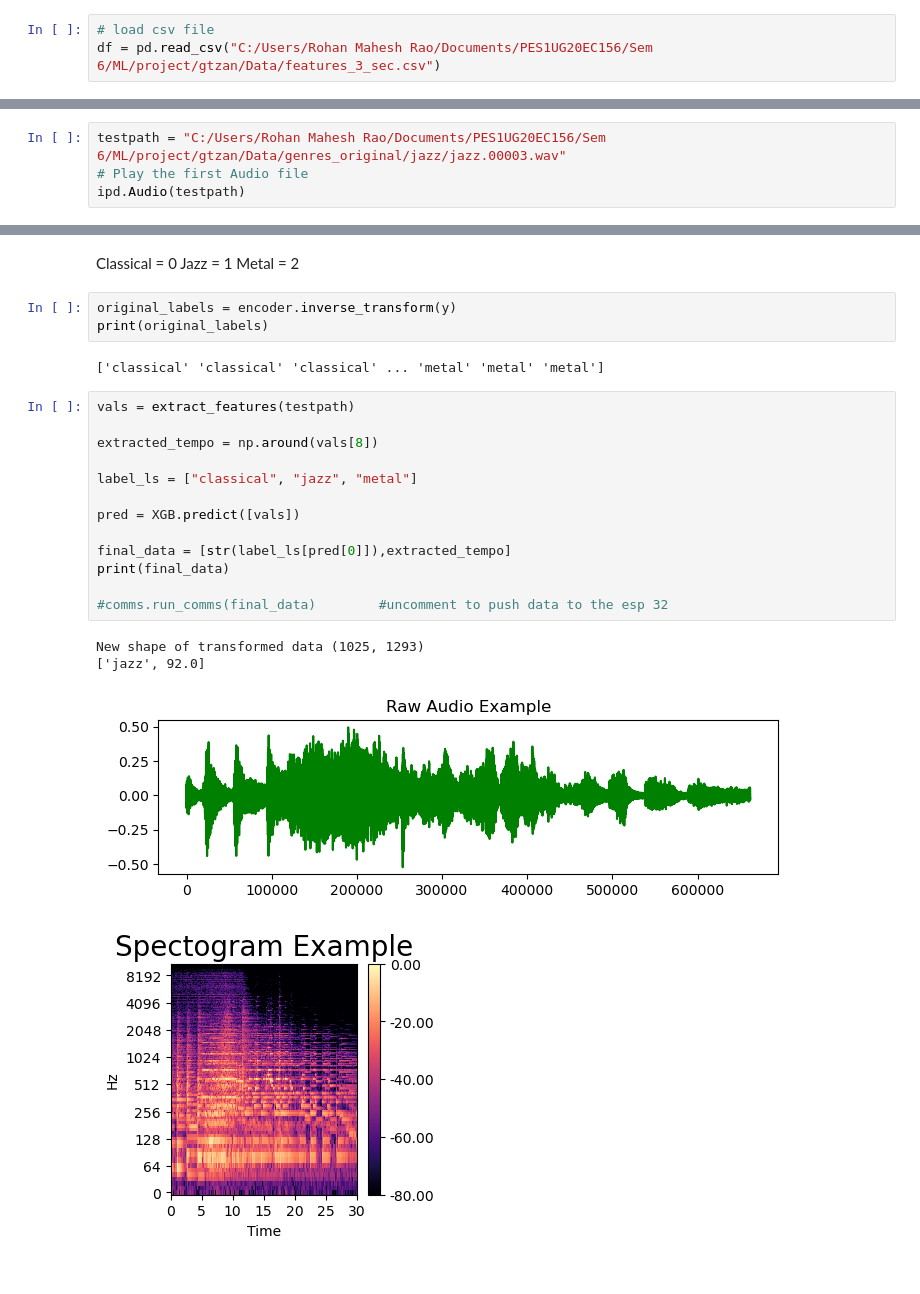
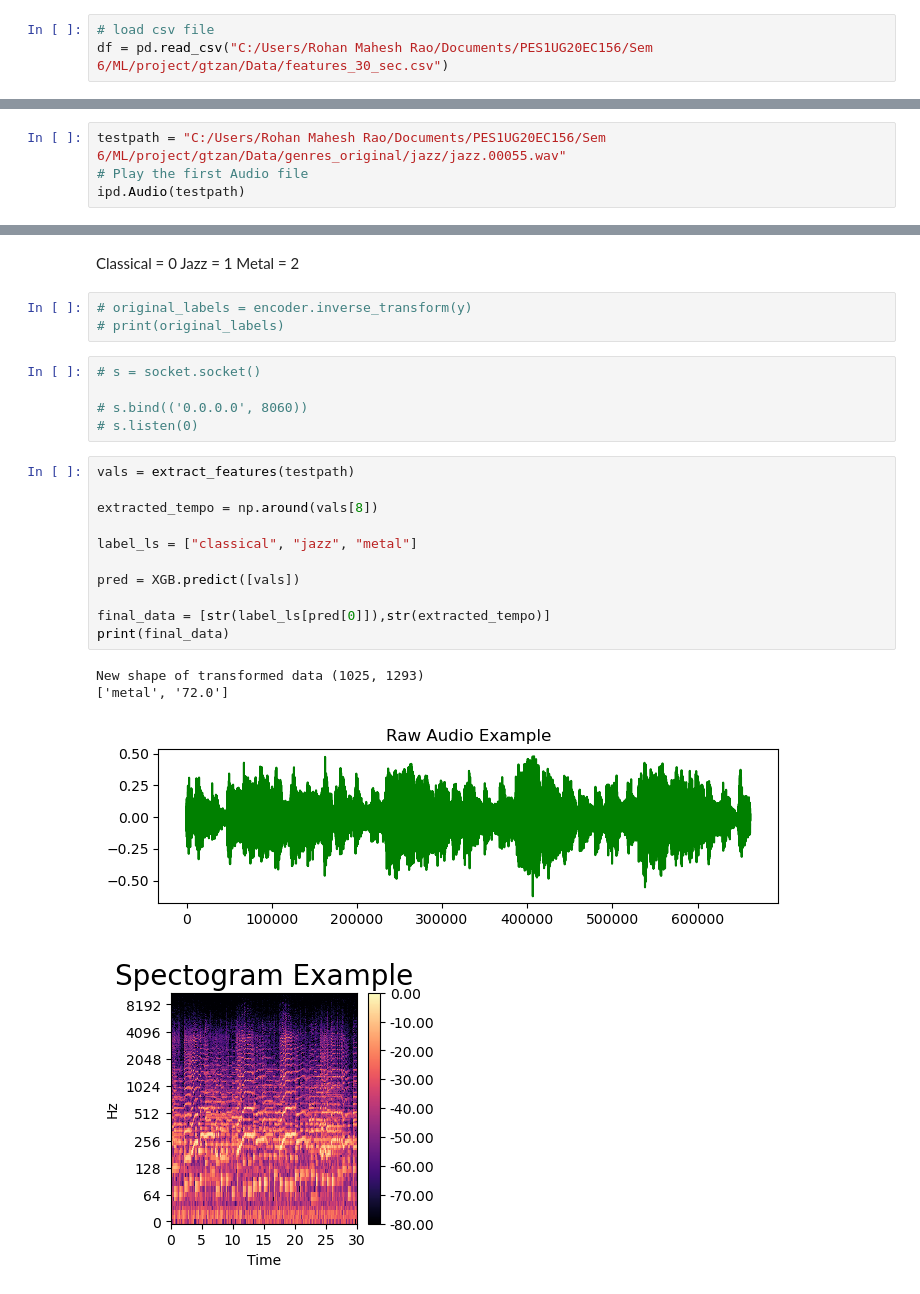
Before and after one commit to Rohanmrao/Audio_Visualizer, a Jupyter notebook: alpha6.ipynb, the cells around one changed output, grey strips where cells are left out. Cells and saved outputs as stored; diff of their text form.

```diff
--- a/alpha6.ipynb
+++ b/alpha6.ipynb
@@ -147,7 +147,7 @@ def extract_features(filename):
     return features_ls
 # %%
 # load csv file
-df = pd.read_csv("C:/Users/Rohan Mahesh Rao/Documents/PES1UG20EC156/Sem 6/ML/project/gtzan/Data/features_3_sec.csv")
+df = pd.read_csv("C:/Users/Rohan Mahesh Rao/Documents/PES1UG20EC156/Sem 6/ML/project/gtzan/Data/features_30_sec.csv")
 # %%
 df.head() # first 5 entries
 # %% [output]
@@ -297,5 +305,5 @@ Deprecated in NumPy 1.20; for more details and guidance: https://numpy.org/devdo
 # %%
-testpath = "C:/Users/Rohan Mahesh Rao/Documents/PES1UG20EC156/Sem 6/ML/project/gtzan/Data/genres_original/jazz/jazz.00003.wav"
+testpath = "C:/Users/Rohan Mahesh Rao/Documents/PES1UG20EC156/Sem 6/ML/project/gtzan/Data/genres_original/jazz/jazz.00055.wav"
 # Play the first Audio file
 ipd.Audio(testpath)
 # %% [output]
@@ -303,25 +311,26 @@ ipd.Audio(testpath)
 # %% [markdown]
 Classical = 0       Jazz = 1        Metal = 2
 # %%
-original_labels = encoder.inverse_transform(y)
-print(original_labels)
+# original_labels = encoder.inverse_transform(y)
+# print(original_labels)
-# %% [output]
-['classical' 'classical' 'classical' ... 'metal' 'metal' 'metal']
+# %%
+# s = socket.socket()
+
+# s.bind(('0.0.0.0', 8060))
+# s.listen(0)
 # %%
 vals = extract_features(testpath)
 
 extracted_tempo = np.around(vals[8])
 
 label_ls = ["classical", "jazz", "metal"]
 
 pred = XGB.predict([vals])
 
-final_data = [str(label_ls[pred[0]]),extracted_tempo]
+final_data = [str(label_ls[pred[0]]),str(extracted_tempo)]
 print(final_data)
-
-#comms.run_comms(final_data)        #uncomment to push data to the esp 32
 # %% [output]
 New shape of transformed data (1025, 1293)
-['jazz', 92.0]
+['metal', '72.0']
-[figure, old version]
+[figure, new version]
-[figure, old version]
+[figure, new version]
```
Also changed, not shown: parts of 9 cells of this notebook, 1 other file.
